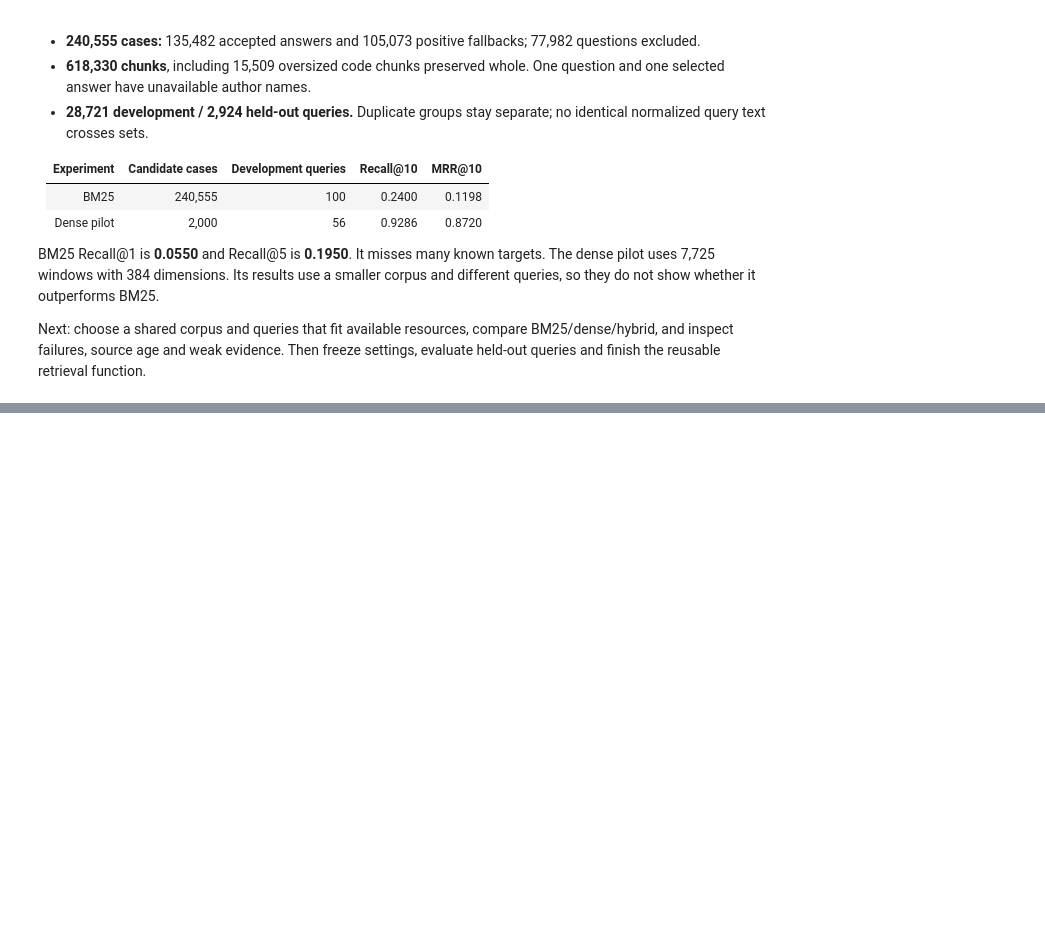
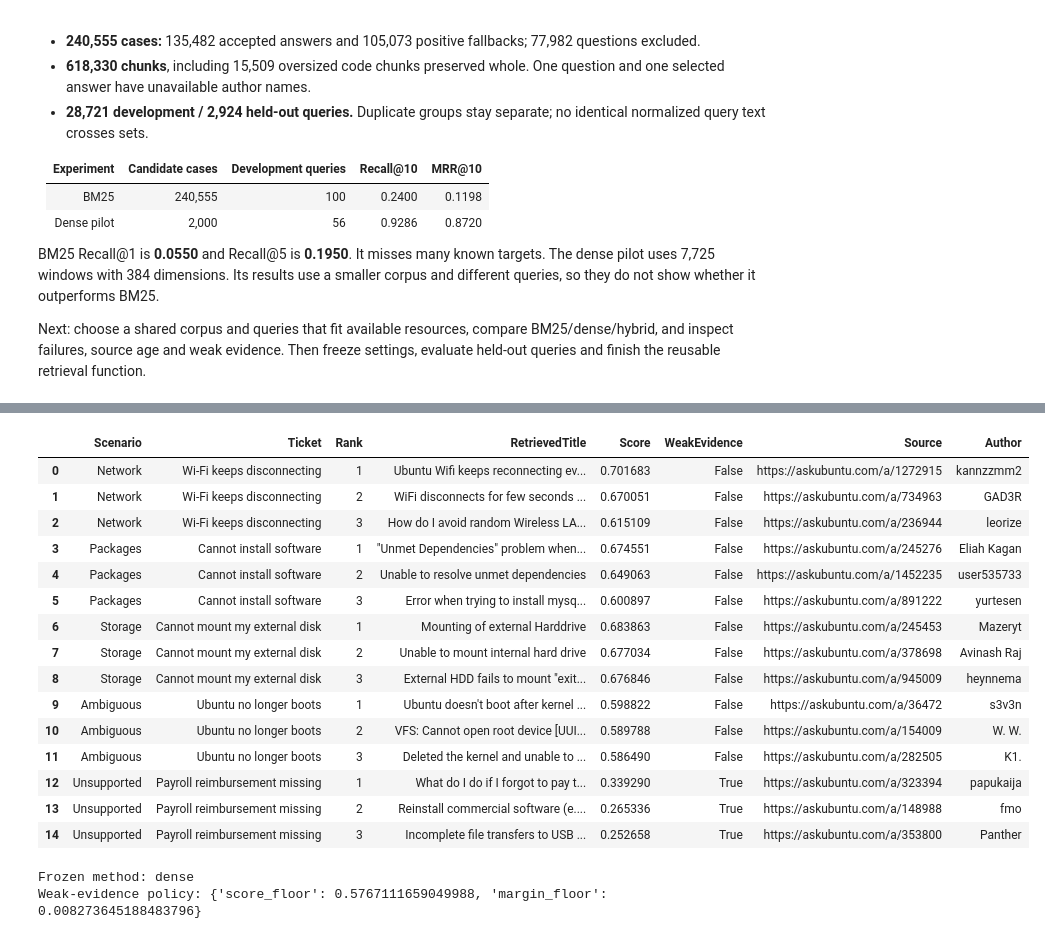
Before and after one commit to Noor-shanti/ResolveX, a Jupyter notebook: notebooks/07_retrieval_preparation.ipynb, the cells around one changed output, grey strips where cells are left out. Saved outputs shown, nothing was run; the diff lists cells and outputs as text; code cells hidden in the pictures; blank space fills up the shorter version.

```diff
--- a/notebooks/07_retrieval_preparation.ipynb
+++ b/notebooks/07_retrieval_preparation.ipynb
@@ -265,0 +398,40 @@ Next: choose a shared corpus and queries that fit available resources, compare B
+# %%
+examples = [
+    ("Network", "Wi-Fi keeps disconnecting", "My Ubuntu laptop disconnects every few minutes while other devices stay connected."),
+    ("Packages", "Cannot install software", "apt reports unmet dependencies and dpkg returns an error."),
+    ("Storage", "Cannot mount my external disk", "Ubuntu reports an NTFS filesystem error."),
+    ("Ambiguous", "Ubuntu no longer boots", "After resizing partitions and updating the kernel, GRUB cannot find the root filesystem."),
+    ("Unsupported", "Payroll reimbursement missing", "My approved travel claim has not been paid."),
+]
+ticket_rows = []
+for scenario, title, body in examples:
+    result = retriever.retrieve(title, body, k=3)
+    for hit in result["evidence"]:
+        ticket_rows.append({"Scenario": scenario, "Ticket": title, "Rank": hit["rank"],
+                           "RetrievedTitle": hit["title"], "Score": hit["score"],
+                           "WeakEvidence": result["weak_evidence"],
+                           "Source": hit["sources"]["answer"]["source_url"],
+                           "Author": hit["sources"]["answer"]["author_name"]})
+with pd.option_context("display.max_colwidth", 100):
+    display(pd.DataFrame(ticket_rows))
+print("Frozen method:", config["method"])
+print("Weak-evidence policy:", config["weak_evidence"])
+# %% [output]
+|  | Scenario | Ticket | Rank | RetrievedTitle | Score | WeakEvidence | Source | Author |
+| 0 | Network | Wi-Fi keeps disconnecting | 1 | Ubuntu Wifi keeps reconnecting ev... | 0.701683 | False | https://askubuntu.com/a/1272915 | kannzzmm2 |
+| 1 | Network | Wi-Fi keeps disconnecting | 2 | WiFi disconnects for few seconds ... | 0.670051 | False | https://askubuntu.com/a/734963 | GAD3R |
+| 2 | Network | Wi-Fi keeps disconnecting | 3 | How do I avoid random Wireless LA... | 0.615109 | False | https://askubuntu.com/a/236944 | leorize |
+| 3 | Packages | Cannot install software | 1 | "Unmet Dependencies" problem when... | 0.674551 | False | https://askubuntu.com/a/245276 | Eliah Kagan |
+| 4 | Packages | Cannot install software | 2 | Unable to resolve unmet dependencies | 0.649063 | False | https://askubuntu.com/a/1452235 | user535733 |
+| 5 | Packages | Cannot install software | 3 | Error when trying to install mysq... | 0.600897 | False | https://askubuntu.com/a/891222 | yurtesen |
+| 6 | Storage | Cannot mount my external disk | 1 | Mounting of external Harddrive | 0.683863 | False | https://askubuntu.com/a/245453 | Mazeryt |
+| 7 | Storage | Cannot mount my external disk | 2 | Unable to mount internal hard drive | 0.677034 | False | https://askubuntu.com/a/378698 | Avinash Raj |
+| 8 | Storage | Cannot mount my external disk | 3 | External HDD fails to mount "exit... | 0.676846 | False | https://askubuntu.com/a/945009 | heynnema |
+| 9 | Ambiguous | Ubuntu no longer boots | 1 | Ubuntu doesn't boot after kernel ... | 0.598822 | False | https://askubuntu.com/a/36472 | s3v3n |
+| 10 | Ambiguous | Ubuntu no longer boots | 2 | VFS: Cannot open root device [UUI... | 0.589788 | False | https://askubuntu.com/a/154009 | W. W. |
+| 11 | Ambiguous | Ubuntu no longer boots | 3 | Deleted the kernel and unable to ... | 0.586490 | False | https://askubuntu.com/a/282505 | K1. |
+| 12 | Unsupported | Payroll reimbursement missing | 1 | What do I do if I forgot to pay t... | 0.339290 | True | https://askubuntu.com/a/323394 | papukaija |
+| 13 | Unsupported | Payroll reimbursement missing | 2 | Reinstall commercial software (e.... | 0.265336 | True | https://askubuntu.com/a/148988 | fmo |
+| 14 | Unsupported | Payroll reimbursement missing | 3 | Incomplete file transfers to USB ... | 0.252658 | True | https://askubuntu.com/a/353800 | Panther |
+Frozen method: dense
+Weak-evidence policy: {'score_floor': 0.5767111659049988, 'margin_floor': 0.008273645188483796}
```
Also changed, not shown: parts of 13 cells of this notebook, 3 other files.
